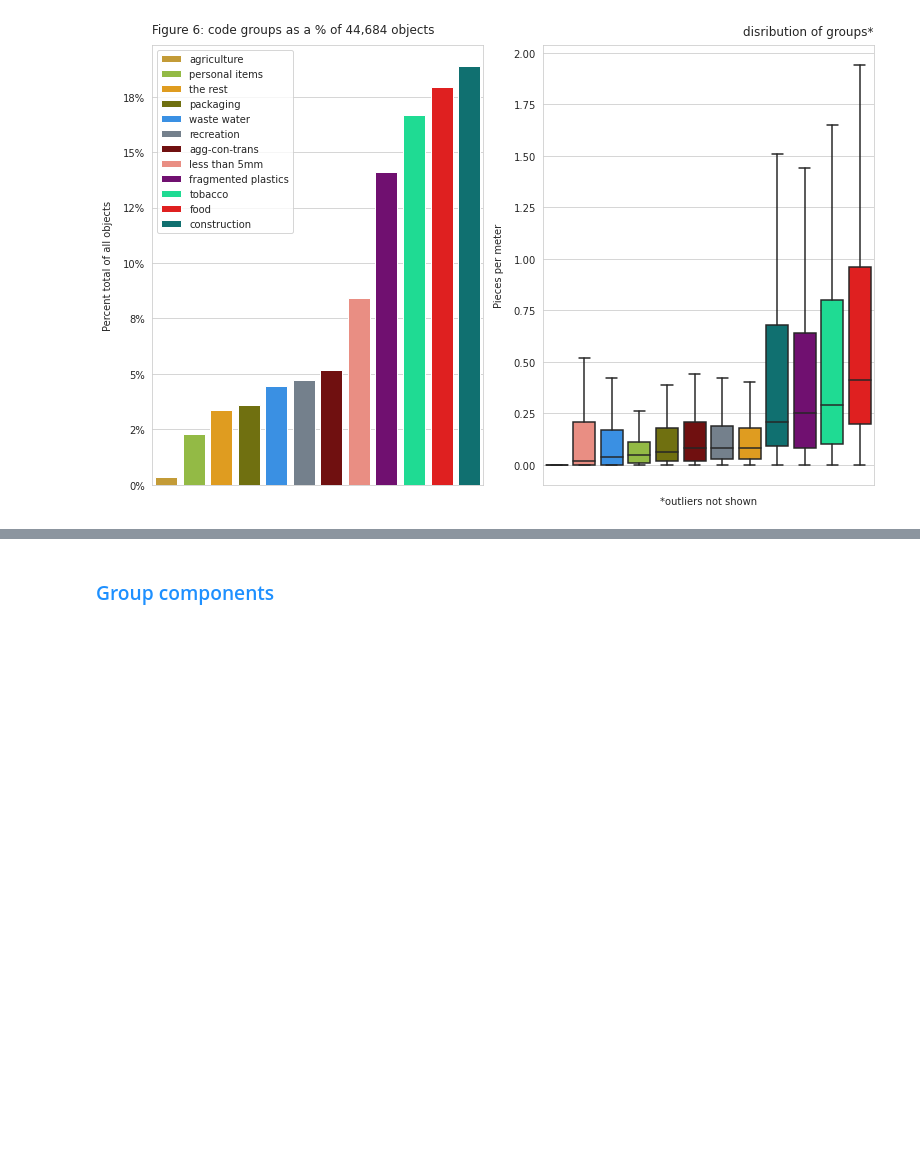
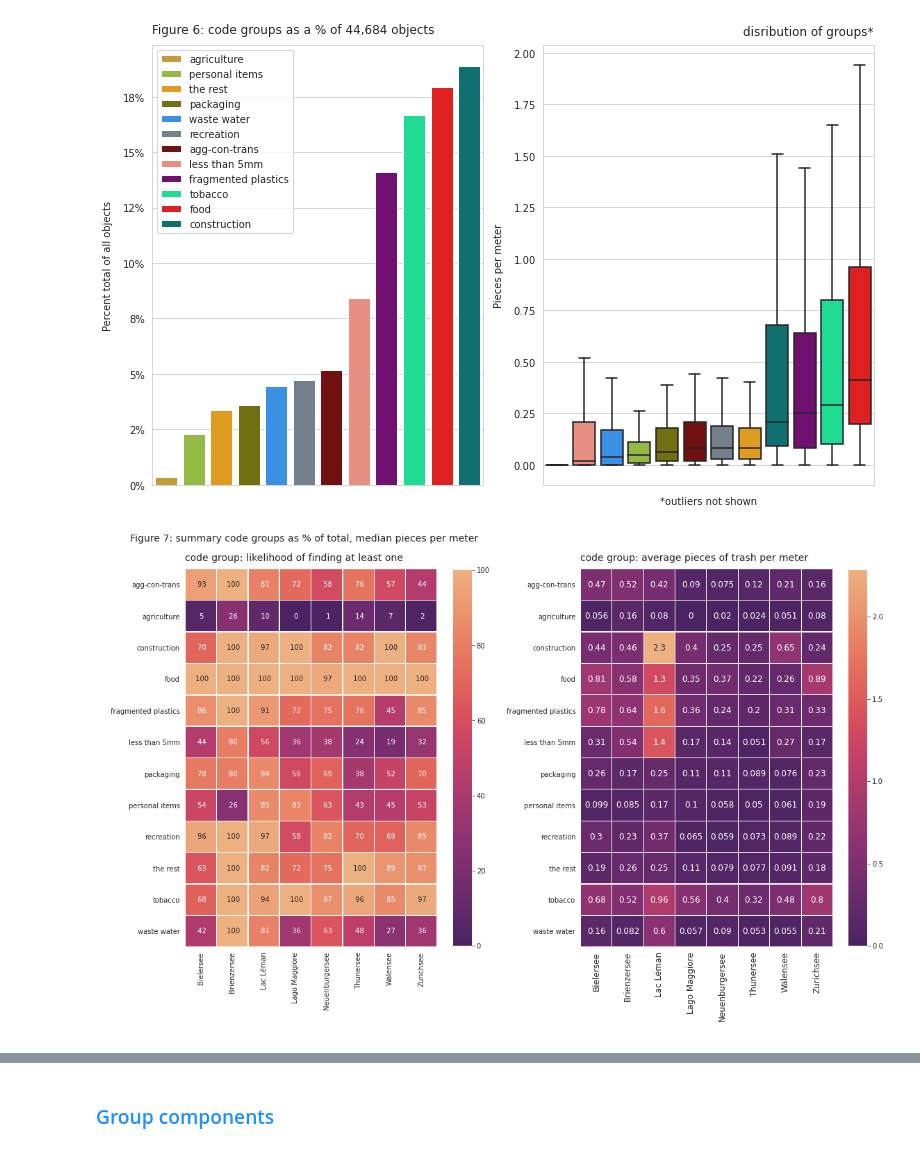
Before and after one commit to hammerdirt-analyst/iqals, a Jupyter notebook: regionalassesment.ipynb, the cells around one changed output, grey strips where cells are left out. Drawn from its saved outputs; the diff is of its cells as text; code cells hidden in the pictures; blank space fills up the shorter version.

Commit message:
added likelihood per event

```diff
--- a/regionalassesment.ipynb
+++ b/regionalassesment.ipynb
@@ -1278,7 +1072,7 @@ groupoftotal['p_total'] = groupoftotal['p_total'].round(2)
 groupoftotal.sort_values(by='p_total', ascending=True, inplace=True)
 anorder = groupoftotal.groupname.values
 # %%
-boxes = useThis.groupby(['loc_date', 'date','water_name', 'groupname'], as_index=False).pcs_m.sum()
+boxes = useThis.groupby(['loc_date', 'date','location','water_name', 'groupname'], as_index=False).pcs_m.sum()
 get_an_order = boxes.groupby('groupname').pcs_m.median()
 an_order_of_boxes = get_an_order.sort_values(ascending=True)
 a_box_order = an_order_of_boxes.index
@@ -1340,3 +1216,58 @@ plt.show()
 plt.close()
 # %% [output]
 [figure]
+# %%
+if is_french:
+    sigheat['groupname'] = sigheat.groupname.map(lambda x: french_names[x])
+    sigdf['groupname'] = sigdf.groupname.map(lambda x: french_names[x])
+
+fig,axx = plt.subplots(1,2, figsize=(16,10))
+figure_num += 1
+# heat_map_palette = sns.color_palette("light:darkred", as_cmap=True)
+heat_map_palette = 'flare_r'
+linecolor = 'white'
+
+sns.heatmap(
+    fails[['water_name', 'groupname', 'likelihood']].pivot(columns='water_name', index='groupname'),
+    cmap=heat_map_palette, ax=axx[0],
+    square=True, cbar_kws={"shrink": .9},
+    annot=True, fmt=" ", linewidths=.5, linecolor=linecolor)
+labels = [a_text.get_text() for a_text in axx[0].get_xticklabels()]
+newlabels = []
+for i, a_text in enumerate(labels):
+    oldlabel = a_text
+    newlabel = oldlabel[len('likelihood')+1:]
+    newlabels.append(newlabel)
+axx[0].set_xticklabels(newlabels)
+
+axx[0].set_ylabel(" ")
+axx[0].set_xlabel(" ")
+ax[0].tick_params(axis='both', labelsize=12)
+if is_french:
+    axx[0].set_title(F"groupe de codes probabilité de trouver au moins une", **title_k14)
+else:
+    axx[0].set_title(F"code group: likelihood of finding at least one", **title_k14)
+
+sns.heatmap(fails[['water_name', 'groupname', 'mean pcs/m']].pivot(columns='water_name', index='groupname'), cmap=heat_map_palette, ax=axx[1], square=True, cbar_kws={"shrink": .9}, annot=True, annot_kws={'fontsize':12},linewidths=.1, linecolor=linecolor)
+axx[1].set_xticklabels(newlabels, fontsize=12)
+axx[1].set_ylabel(" ")
+axx[1].set_xlabel(" ")
+ax[1].tick_params(axis='both', labelsize=12)
+
+if is_french:
+    axx[1].set_title(F"la valeur moyenne de déchets par mètre", **title_k14)
+    plt.suptitle(F"Figure {figure_num}: tous les lacs, pourcentage des échantillons > 90%, la valeur médiane de déchets par mètre", ha='left', size=14, x=0.06, y=1)
+else:
+    axx[1].set_title(F"code group: average pieces of trash per meter", **title_k14)
+    plt.suptitle(F"Figure {figure_num}: summary code groups as % of total, median pieces per meter", ha='left', size=14, x=0.04, y=1)
+
+plt.tight_layout(pad=0.4, w_pad=0.5, h_pad=1.0)
+atype="figure"
+figname = F"figure{figure_num}.jpg"
+tag = F"likelihood of finding one object from a group and median pcs/m"
+add_output(figname,tag, fignum=figure_num, atype=atype)
+
+plt.show()
+plt.close()
+# %% [output]
+[figure, added]
```
Also changed, not shown: parts of 44 cells of this notebook, 51 other files.
